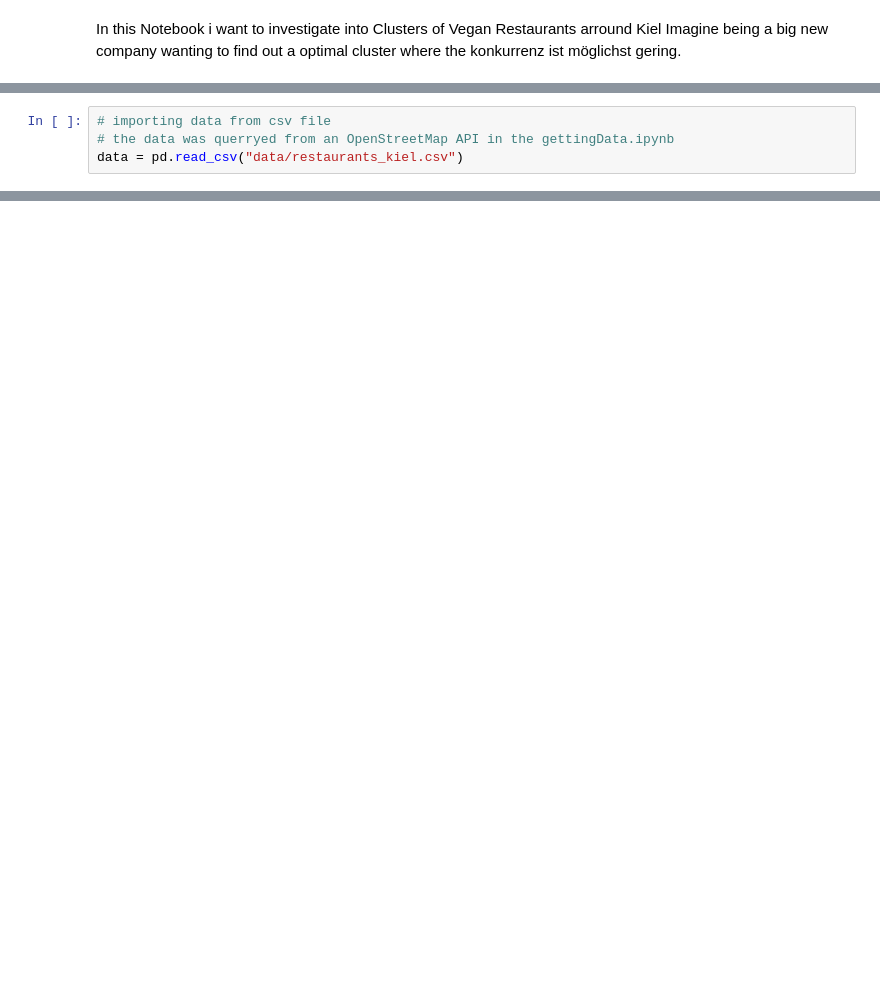
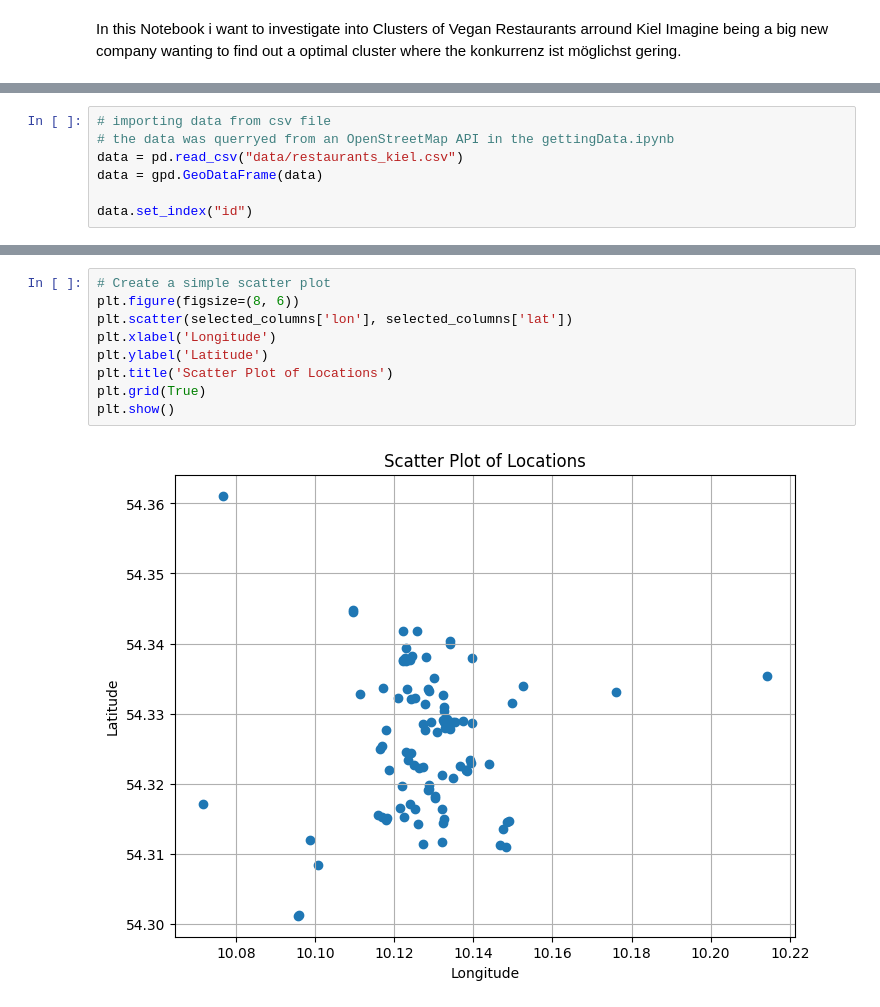
Before and after one commit to MartinDieCooleSocke420/sem1_math_and_stats, a Jupyter notebook: exam.ipynb, the cells around one changed output, grey strips where cells are left out. Saved outputs shown, nothing was run; the diff lists cells and outputs as text; blank space fills up the shorter version.

```diff
--- a/exam.ipynb
+++ b/exam.ipynb
@@ -7,3 +12,6 @@ import pandas as pd
 # importing data from csv file
 # the data was querryed from an OpenStreetMap API in the gettingData.ipynb
 data = pd.read_csv("data/restaurants_kiel.csv")
+data = gpd.GeoDataFrame(data)
+
+data.set_index("id")
@@ -45,0 +42,11 @@ selected_columns = data[["lat", "lon", "name"]]
+# %%
+# Create a simple scatter plot
+plt.figure(figsize=(8, 6))
+plt.scatter(selected_columns['lon'], selected_columns['lat'])
+plt.xlabel('Longitude')
+plt.ylabel('Latitude')
+plt.title('Scatter Plot of Locations')
+plt.grid(True)
+plt.show()
+# %% [output]
+[figure, added]
```
Also changed, not shown: parts of 8 cells of this notebook, 1 other file.
